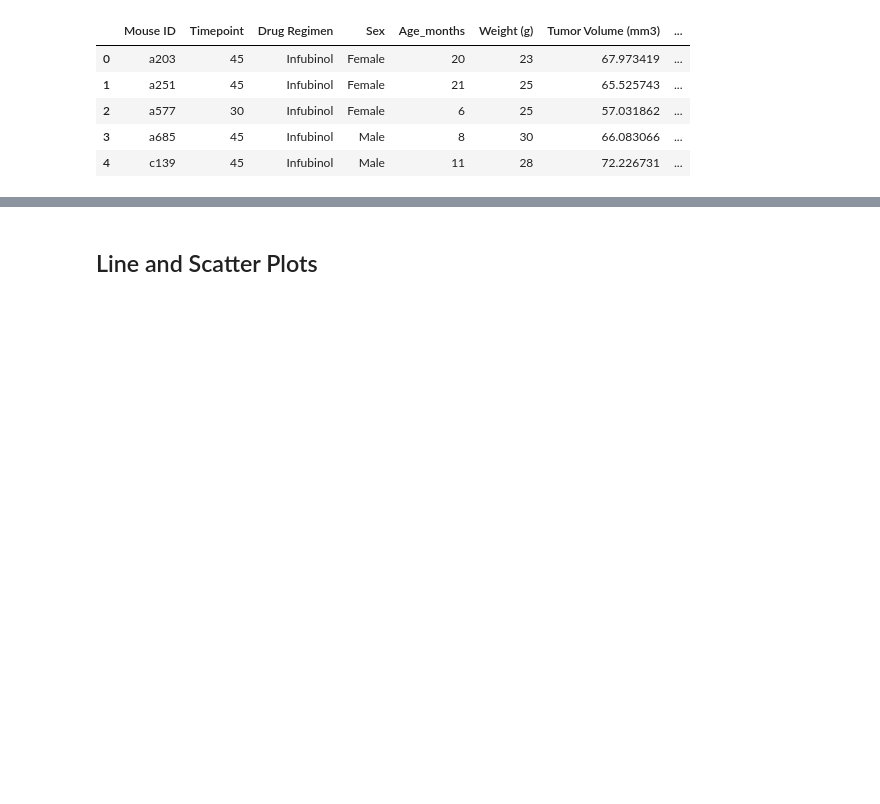
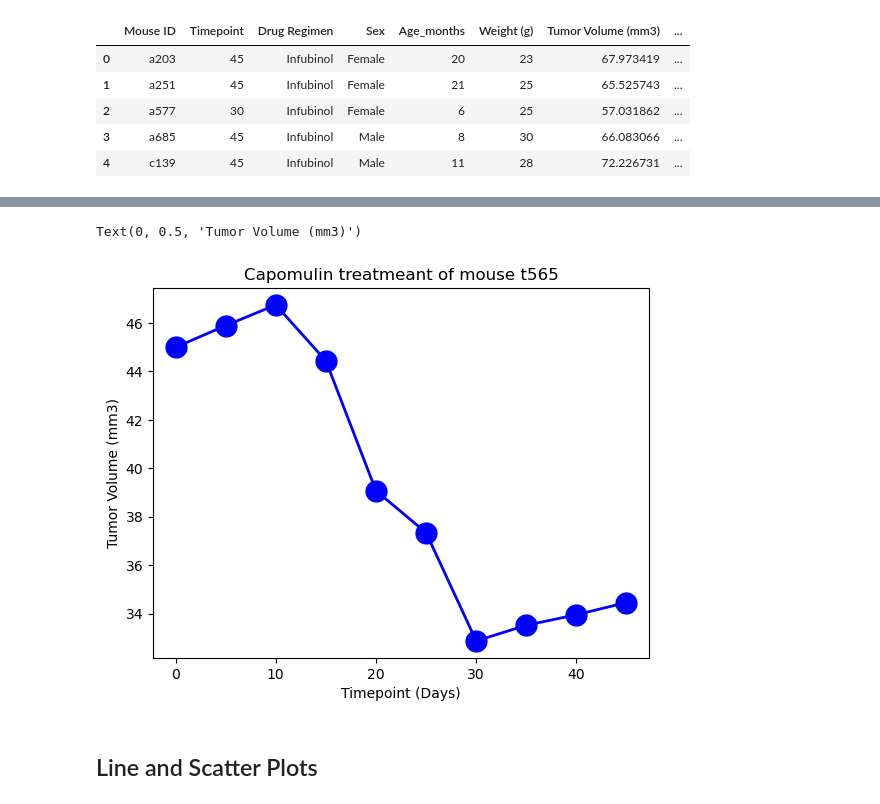
Before and after one commit to MaddiJ/Matplotlib, a Jupyter notebook: Module5/module_5_starter_code/Starter_Code/Pymaceuticals/pymaceuticals_starter.ipynb, the cells around one changed output, grey strips where cells are left out. Saved outputs shown, nothing was run; the diff lists cells and outputs as text; code cells hidden in the pictures; blank space fills up the shorter version.

```diff
--- a/Module5/module_5_starter_code/Starter_Code/Pymaceuticals/pymaceuticals_starter.ipynb
+++ b/Module5/module_5_starter_code/Starter_Code/Pymaceuticals/pymaceuticals_starter.ipynb
@@ -262,3 +334,15 @@ Ceftamin_merge.head()
+# %%
+x_axis = forline_df["Timepoint"]
+tumsiz = forline_df["Tumor Volume (mm3)"]
+
+fig1, ax1 = plt.subplots()
+plt.title('Capomulin treatmeant of mouse t565')
+plt.plot(x_axis, tumsiz,linewidth=2, markersize=15,marker="o",color="blue", label="Fahreneit")
+plt.xlabel('Timepoint (Days)')
+plt.ylabel('Tumor Volume (mm3)')
+# %% [output]
+Text(0, 0.5, 'Tumor Volume (mm3)')
+[figure, added]
 # %% [markdown]
 ## Line and Scatter Plots
 # %%
```
Also changed, not shown: parts of 5 cells of this notebook.
